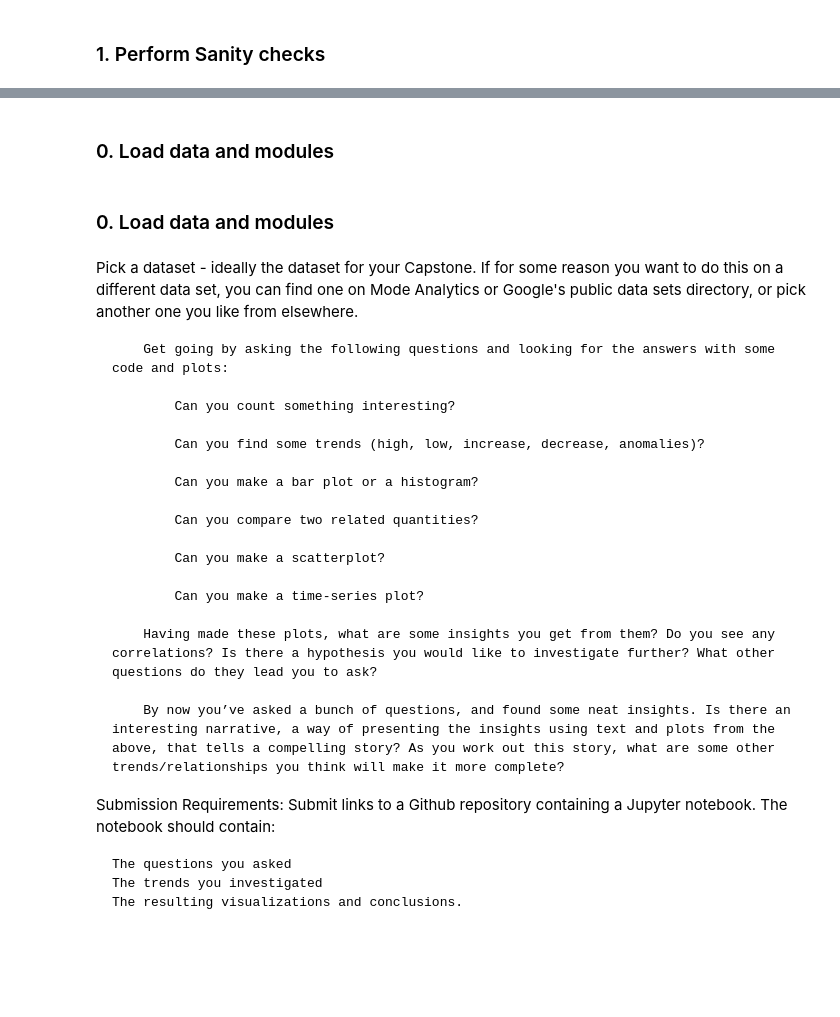
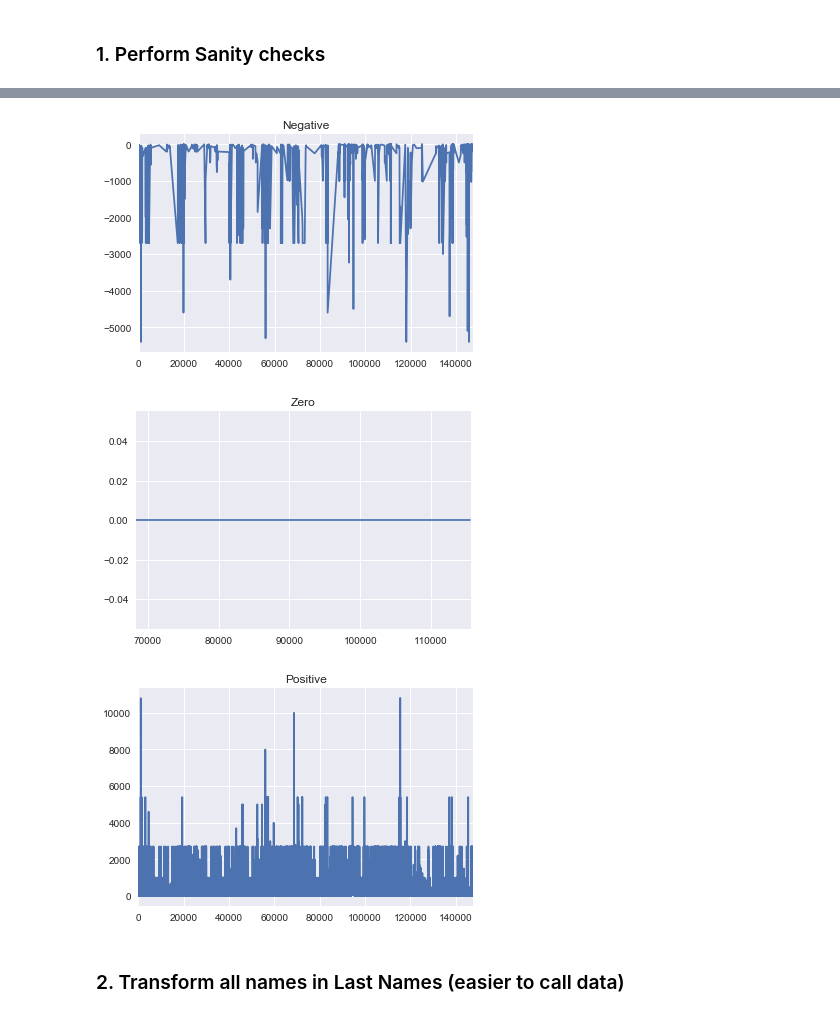
Before and after one commit to JCardenasRdz/SpringBoard, a Jupyter notebook: Projects/08_Work_on_your_Data_Story/08_Work_on_your_Data_Story.ipynb, the cells around one changed output, grey strips where cells are left out. Drawn from its saved outputs; the diff is of its cells as text; code cells hidden in the pictures; blank space fills up the shorter version.

```diff
--- a/Projects/08_Work_on_your_Data_Story/08_Work_on_your_Data_Story.ipynb
+++ b/Projects/08_Work_on_your_Data_Story/08_Work_on_your_Data_Story.ipynb
@@ -10,7 +10,7 @@
 # %%
 #modules
 import pandas as pd
-import seaborn as sns; sns.set_style("whitegrid")
+import seaborn as sns; # sns.set_style("whitegrid")
 import matplotlib.pyplot as plt
 import numpy as np
 %matplotlib inline
@@ -20,4 +20,9 @@ file='P00000001-AZ.csv'; AZ_df=pd.read_csv(file,index_col=False)
 AZ_df=AZ_df.drop(['cand_id','contbr_st','cand_id','receipt_desc',
             'receipt_desc','memo_text','form_tp','file_num','tran_id','memo_cd'],axis=1)
 
-AZ_df.head(2)
+AZ_df=AZ_df.rename(columns={'contb_receipt_amt': 'dollars' ,
+                      'contb_receipt_dt': 'date',
+                      'contbr_city': 'city',
+                      'contbr_zip': 'zip_code',
+                       'election_tp': 'election_type'})
+AZ_df.head(1)
@@ -45,4 +33,0 @@ AZ_df=AZ_df[bol];
-# %%
-names=AZ_df.cand_nm
-names_bol=(names=='Trump, Donald J.') | (names=='Clinton, Hillary Rodham')
-AZ_df=AZ_df[names_bol]
@@ -69,12 +33,0 @@ plt.xlabel("Dollars");
-# %%
-retired_bol=AZ_df.contbr_occupation=='RETIRED';
-Info_req_bol=AZ_df.contbr_occupation=='INFORMATION REQUESTED';
-other_bol= (AZ_df.contbr_occupation!='RETIRED') | (AZ_df.contbr_occupation!='INFORMATION REQUESTED');
-AZ_df['Occupation']='Other';
-AZ_df.Occupation[Info_req_bol]='Requested';
-AZ_df.Occupation[retired_bol]='Retired';
-sns.barplot(hue="Occupation", y="contb_receipt_amt",x='cand_nm',data=AZ_df,estimator=np.mean)
-# %%
-AZ_df['Date']=pd.to_datetime(AZ_df.contb_receipt_dt);
-df=AZ_df[['cand_nm','contb_receipt_amt','Date']];
-df.head(2)
@@ -105,4 +33,0 @@ gammas.head(1)
-# %% [markdown]
-### 0. Load data and modules
-# %% [markdown]
-### 0. Load data and modules
@@ -115,26 +34,21 @@ meat.head()
-# %% [markdown]
-Pick a dataset - ideally the dataset for your Capstone. If for some reason you want to do this on a different data set, you can find one on Mode Analytics or Google's public data sets directory, or pick another one you like from elsewhere.
-
-        Get going by asking the following questions and looking for the answers with some code and plots:
-
-            Can you count something interesting?
-
-            Can you find some trends (high, low, increase, decrease, anomalies)?
-
-            Can you make a bar plot or a histogram?
-
-            Can you compare two related quantities?
-
-            Can you make a scatterplot?
-
-            Can you make a time-series plot?
-
-        Having made these plots, what are some insights you get from them? Do you see any correlations? Is there a hypothesis you would like to investigate further? What other questions do they lead you to ask?
-
-        By now you’ve asked a bunch of questions, and found some neat insights. Is there an interesting narrative, a way of presenting the insights using text and plots from the above, that tells a compelling story? As you work out this story, what are some other trends/relationships you think will make it more complete?
-
-Submission Requirements: Submit links to a Github repository containing a Jupyter notebook. The notebook should contain:
-
-    The questions you asked
-    The trends you investigated
-    The resulting visualizations and conclusions.
+# %%
+# Do I have any negative or zero contributions?
+bol=AZ_df.dollars<0
+plt.figure(); AZ_df[bol].dollars.plot(); plt.title('Negative')
+
+
+bol=AZ_df.dollars==0
+plt.figure()
+AZ_df[bol].dollars.plot(); plt.title('Zero')
+
+bol=AZ_df.dollars>0
+plt.figure(); AZ_df[bol].dollars.plot();  plt.title('Positive')
+
+# Remove all zero and negative data points
+AZ_df=AZ_df[bol];
+# %% [output]
+[figure, added]
+[figure, added]
+[figure, added]
+# %% [markdown]
+### 2. Transform all names in Last Names (easier to call data)
```
Also changed, not shown: parts of 37 cells of this notebook, 2 other files.
